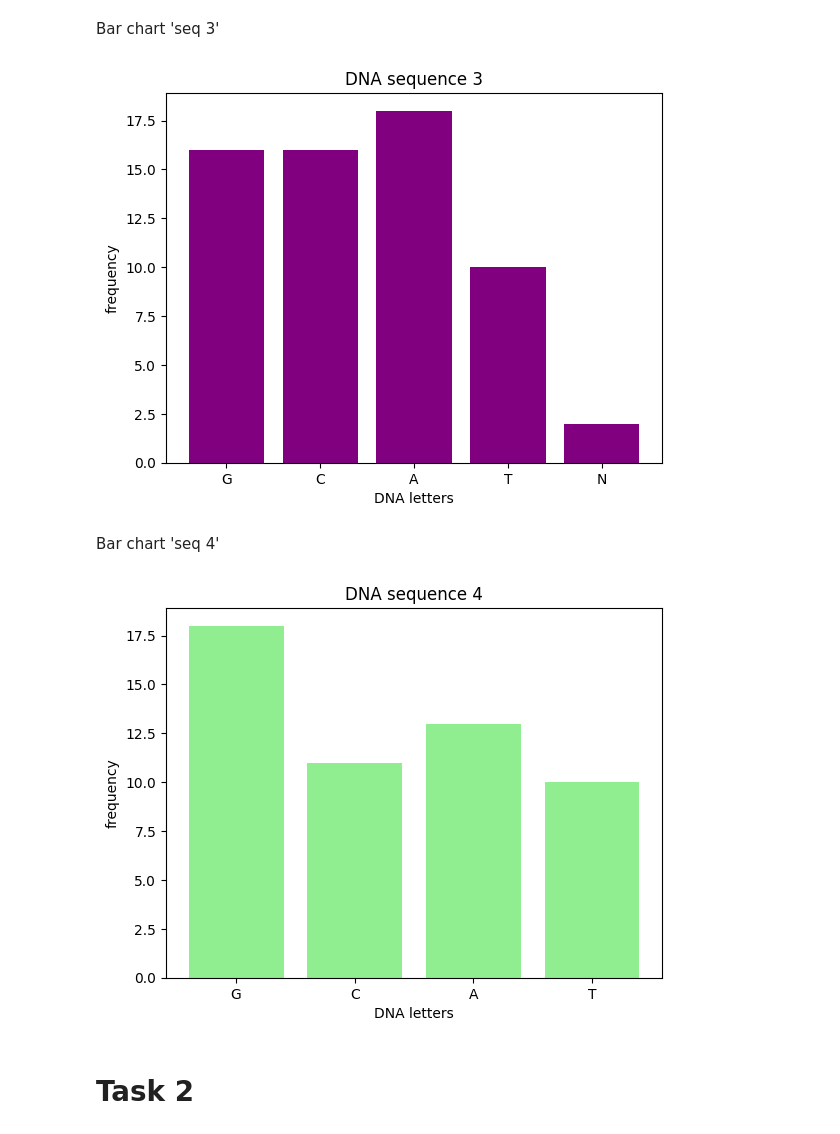
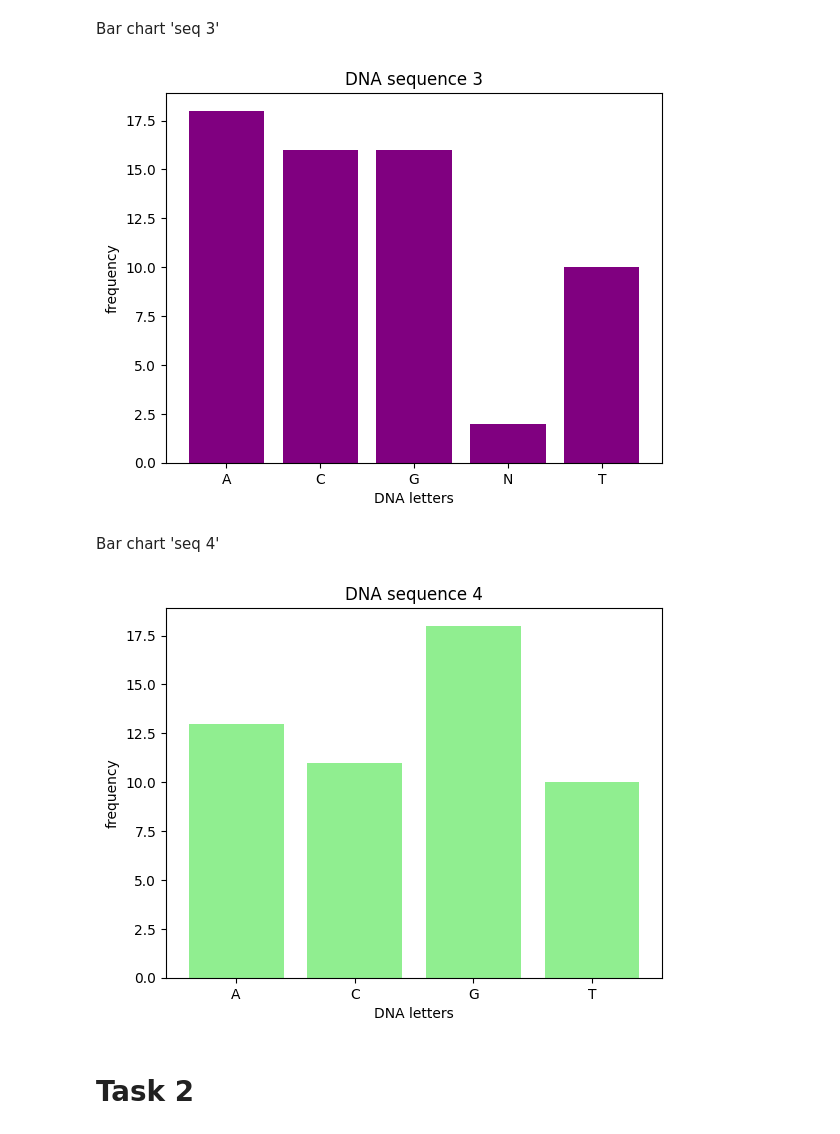
Before and after one commit to LisaYllander92/LAB1_Lisa_yllander_DE25, a Jupyter notebook: LAB_1.ipynb, the cells around one changed output. Drawn from its saved outputs; the diff is of its cells as text; code cells hidden in the pictures.

```diff
--- a/LAB_1.ipynb
+++ b/LAB_1.ipynb
@@ -142,22 +149,26 @@ plt.show()
 # %% [markdown]
 Bar chart 'seq 3'
 # %%
-x = list(dict3.keys())
-y = list(dict3.values())
+dict_3 = dict(sorted(dict3.items()))
+
+x = list(dict_3.keys())
+y = list(dict_3.values())
 
 plt.bar(x, y, color = "purple")
 
 plt.title("DNA sequence 3")
 plt.xlabel("DNA letters")
 plt.ylabel("frequency")
 plt.show()
 # %% [output]
-[figure, old version]
+[figure, new version]
 # %% [markdown]
 Bar chart 'seq 4'
 # %%
-x = list(dict4.keys())
-y = list(dict4.values())
+dict_4 = dict(sorted(dict4.items()))
+
+x = list(dict_4.keys())
+y = list(dict_4.values())
 
 plt.bar(x, y, color = "lightgreen")
 
@@ -166,7 +177,7 @@ plt.xlabel("DNA letters")
 plt.ylabel("frequency")
 plt.show()
 # %% [output]
-[figure, old version]
+[figure, new version]
 # %% [markdown]
 # Task 2
 # %%
```
Also changed, not shown: parts of 3 cells of this notebook.
